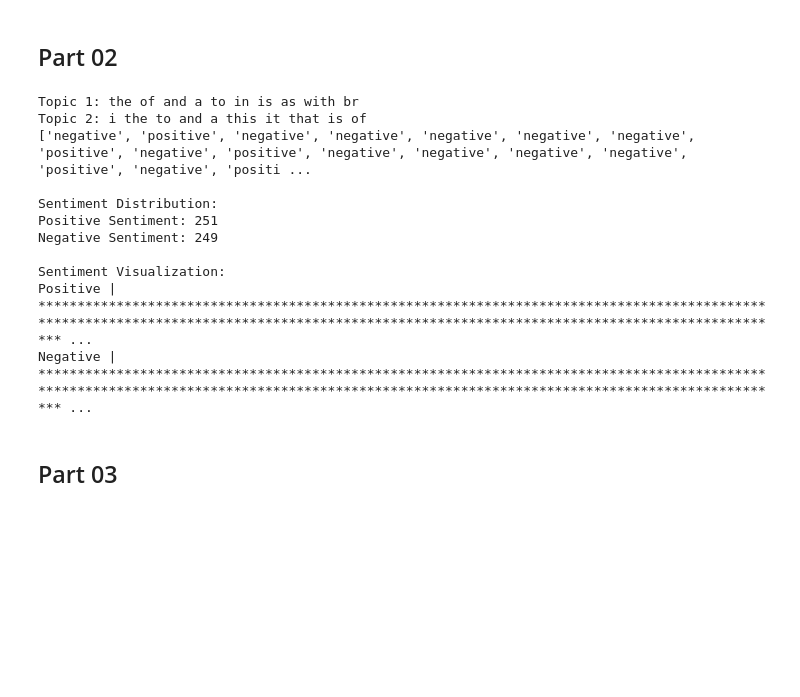
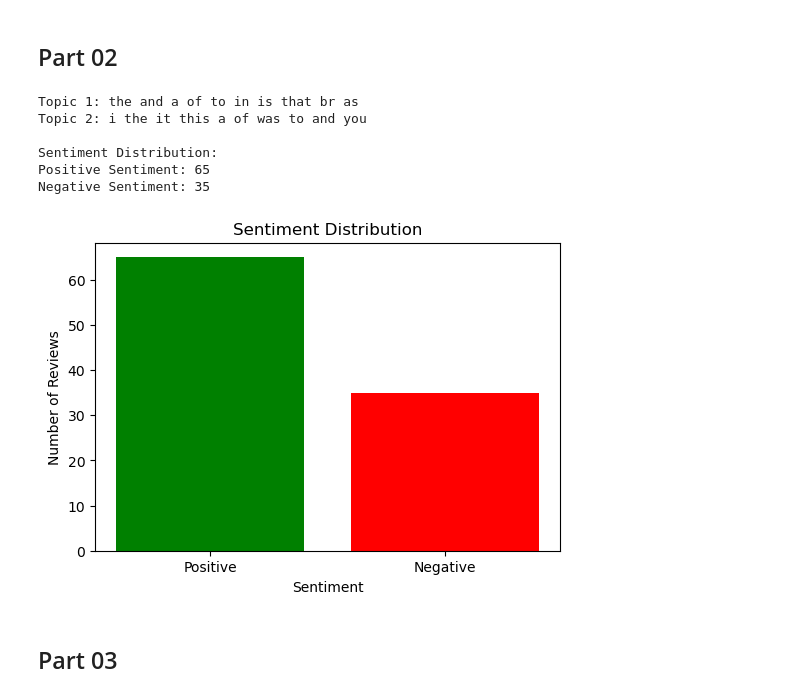
Before and after one commit to MS1034/CS-354-NLP, a Jupyter notebook: Assignment1-4.ipynb, the cells around one changed output. Cells and saved outputs as stored; diff of their text form; code cells hidden in the pictures; blank space fills up the shorter version.

```diff
--- a/Assignment1-4.ipynb
+++ b/Assignment1-4.ipynb
@@ -114,7 +114,7 @@ data = pd.read_csv('imdb_reviews.csv')
 
 data = data.sample(frac=1).reset_index(drop=True)
 
-data = data.head(500)
+data = data.head(100)
 
 def preprocess_text(doc):
     doc = doc.lower()
@@ -170,45 +170,52 @@ display_top_words(H, vocab)
 def assign_sentiment(W):
     document_sentiments = []
     for doc_idx in range(W.shape[0]):
         if W[doc_idx, 0] > W[doc_idx, 1]:
             sentiment = 'positive'
         else:
             sentiment = 'negative'
         document_sentiments.append(sentiment)
     return document_sentiments
 
 sentiments = assign_sentiment(W)
 
 
 ground_truth = data['sentiment'].tolist()
 
-print(ground_truth, sentiments)
 
 
 
+import matplotlib.pyplot as plt
+
 def visualize_sentiment(sentiments):
+    # Count sentiment occurrences
     positive_count = sentiments.count('positive')
     negative_count = sentiments.count('negative')
+
+    # Display sentiment distribution
     print("\nSentiment Distribution:")
     print(f"Positive Sentiment: {positive_count}")
     print(f"Negative Sentiment: {negative_count}")
 
-    print("\nSentiment Visualization:")
-    print("Positive |", "*" * positive_count)
-    print("Negative |", "*" * negative_count)
+    # Create a bar plot for sentiment visualization
+    labels = ['Positive', 'Negative']
+    counts = [positive_count, negative_count]
+
+    plt.figure(figsize=(6, 4))
+    plt.bar(labels, counts, color=['green', 'red'])
+    plt.title('Sentiment Distribution')
+    plt.ylabel('Number of Reviews')
+    plt.xlabel('Sentiment')
+    plt.show()
 
 visualize_sentiment(sentiments)
 # %% [output]
-Topic 1: the of and a to in is as with br
-Topic 2: i the to and a this it that is of
-['negative', 'positive', 'negative', 'negative', 'negative', 'negative', 'negative', 'positive', 'negative', 'positive', 'negative', 'negative', 'negative', 'negative', 'positive', 'negative', 'positi ...
+Topic 1: the and a of to in is that br as
+Topic 2: i the it this a of was to and you
 
 Sentiment Distribution:
-Positive Sentiment: 251
-Negative Sentiment: 249
-
-Sentiment Visualization:
-Positive | ********************************************************************************************************************************************************************************************* ...
-Negative | ********************************************************************************************************************************************************************************************* ...
+Positive Sentiment: 65
+Negative Sentiment: 35
+[figure, added]
 # %% [markdown]
 ## Part 03
```
Also changed, not shown: parts of 1 cell of this notebook.
